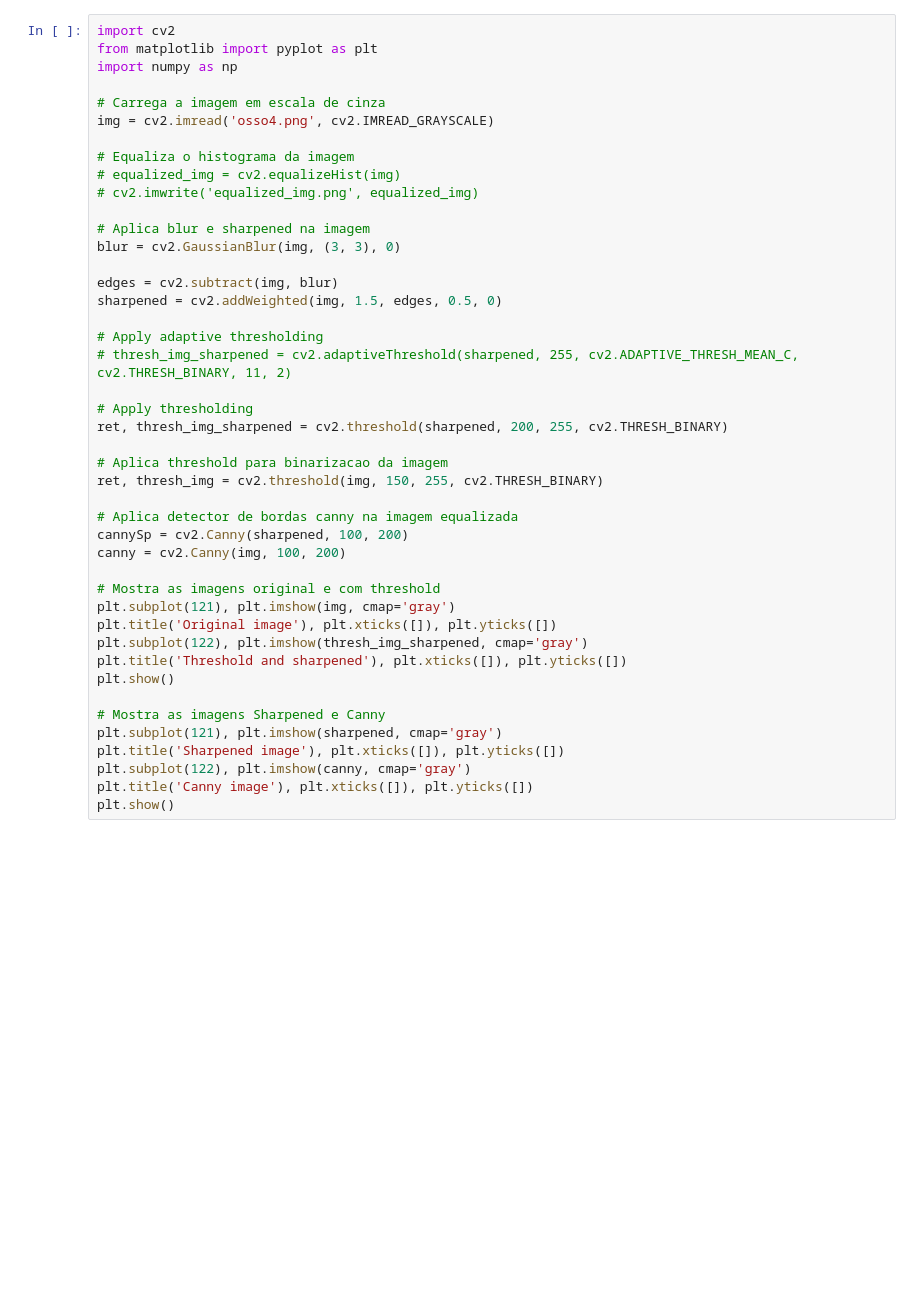
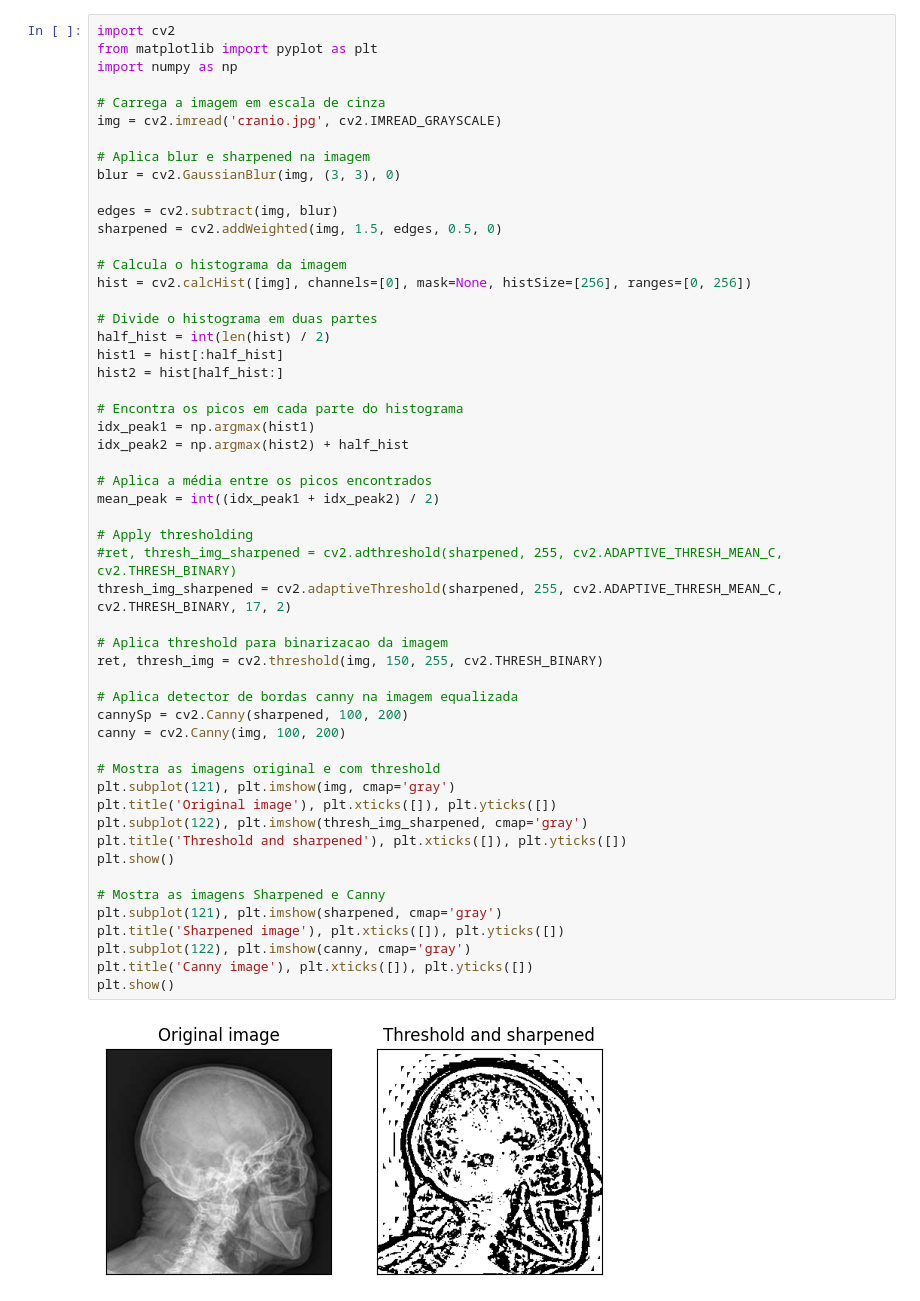
Before and after one commit to vods18/visao-computacional, a Jupyter notebook: wf.ipynb, the cells around one changed output. Drawn from its saved outputs; the diff is of its cells as text; blank space fills up the shorter version.

```diff
--- a/wf.ipynb
+++ b/wf.ipynb
@@ -4,41 +4,52 @@ from matplotlib import pyplot as plt
 import numpy as np
 
 # Carrega a imagem em escala de cinza
-img = cv2.imread('osso4.png', cv2.IMREAD_GRAYSCALE)
-
-# Equaliza o histograma da imagem
-# equalized_img = cv2.equalizeHist(img)
-# cv2.imwrite('equalized_img.png', equalized_img)
+img = cv2.imread('cranio.jpg', cv2.IMREAD_GRAYSCALE)
 
 # Aplica blur e sharpened na imagem
 blur = cv2.GaussianBlur(img, (3, 3), 0)
 
 edges = cv2.subtract(img, blur)
 sharpened = cv2.addWeighted(img, 1.5, edges, 0.5, 0)
 
-# Apply adaptive thresholding
-# thresh_img_sharpened = cv2.adaptiveThreshold(sharpened, 255, cv2.ADAPTIVE_THRESH_MEAN_C, cv2.THRESH_BINARY, 11, 2)
+# Calcula o histograma da imagem
+hist = cv2.calcHist([img], channels=[0], mask=None, histSize=[256], ranges=[0, 256])
+
+# Divide o histograma em duas partes
+half_hist = int(len(hist) / 2)
+hist1 = hist[:half_hist]
+hist2 = hist[half_hist:]
+
+# Encontra os picos em cada parte do histograma
+idx_peak1 = np.argmax(hist1)
+idx_peak2 = np.argmax(hist2) + half_hist
+
+# Aplica a média entre os picos encontrados
+mean_peak = int((idx_peak1 + idx_peak2) / 2)
 
 # Apply thresholding
-ret, thresh_img_sharpened = cv2.threshold(sharpened, 200, 255, cv2.THRESH_BINARY)
+#ret, thresh_img_sharpened = cv2.adthreshold(sharpened, 255, cv2.ADAPTIVE_THRESH_MEAN_C, cv2.THRESH_BINARY)
+thresh_img_sharpened = cv2.adaptiveThreshold(sharpened, 255, cv2.ADAPTIVE_THRESH_MEAN_C, cv2.THRESH_BINARY, 17, 2)
 
 # Aplica threshold para binarizacao da imagem
 ret, thresh_img = cv2.threshold(img, 150, 255, cv2.THRESH_BINARY)
 
 # Aplica detector de bordas canny na imagem equalizada
 cannySp = cv2.Canny(sharpened, 100, 200)
 canny = cv2.Canny(img, 100, 200)
 
 # Mostra as imagens original e com threshold
 plt.subplot(121), plt.imshow(img, cmap='gray')
 plt.title('Original image'), plt.xticks([]), plt.yticks([])
 plt.subplot(122), plt.imshow(thresh_img_sharpened, cmap='gray')
 plt.title('Threshold and sharpened'), plt.xticks([]), plt.yticks([])
 plt.show()
 
 # Mostra as imagens Sharpened e Canny
 plt.subplot(121), plt.imshow(sharpened, cmap='gray')
 plt.title('Sharpened image'), plt.xticks([]), plt.yticks([])
 plt.subplot(122), plt.imshow(canny, cmap='gray')
 plt.title('Canny image'), plt.xticks([]), plt.yticks([])
 plt.show()
+# %% [output]
+[figure, added]
```
Also changed, not shown: parts of 1 cell of this notebook, 1 other file.
